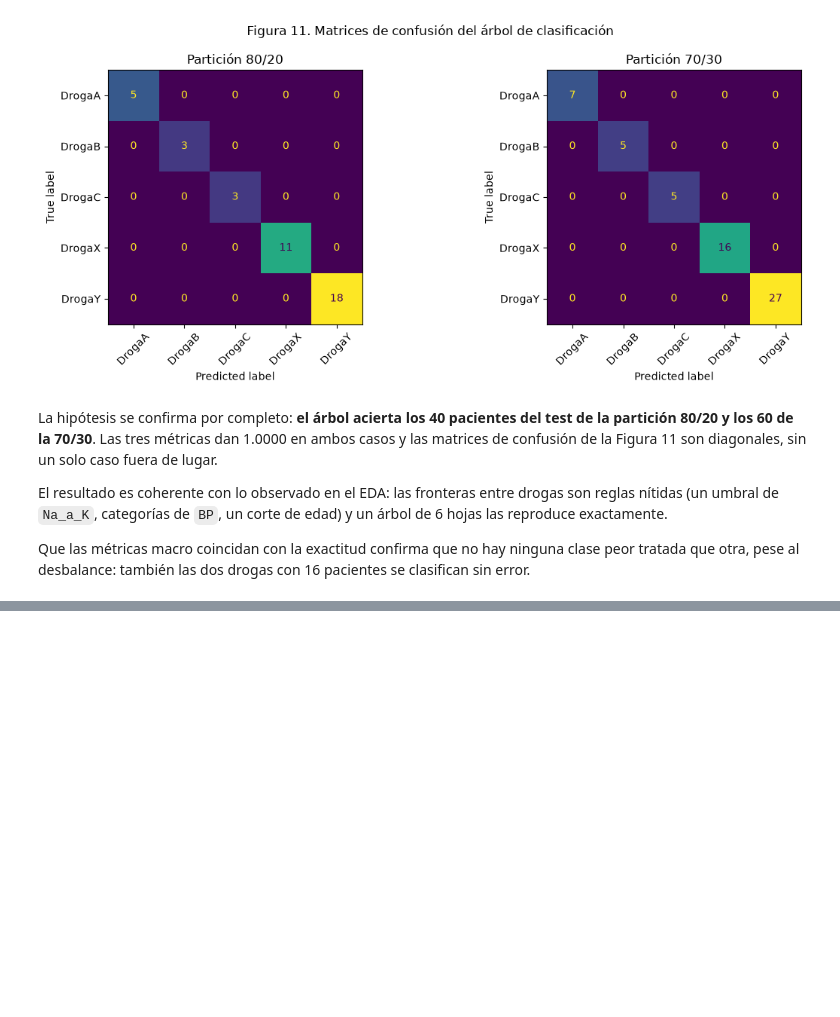
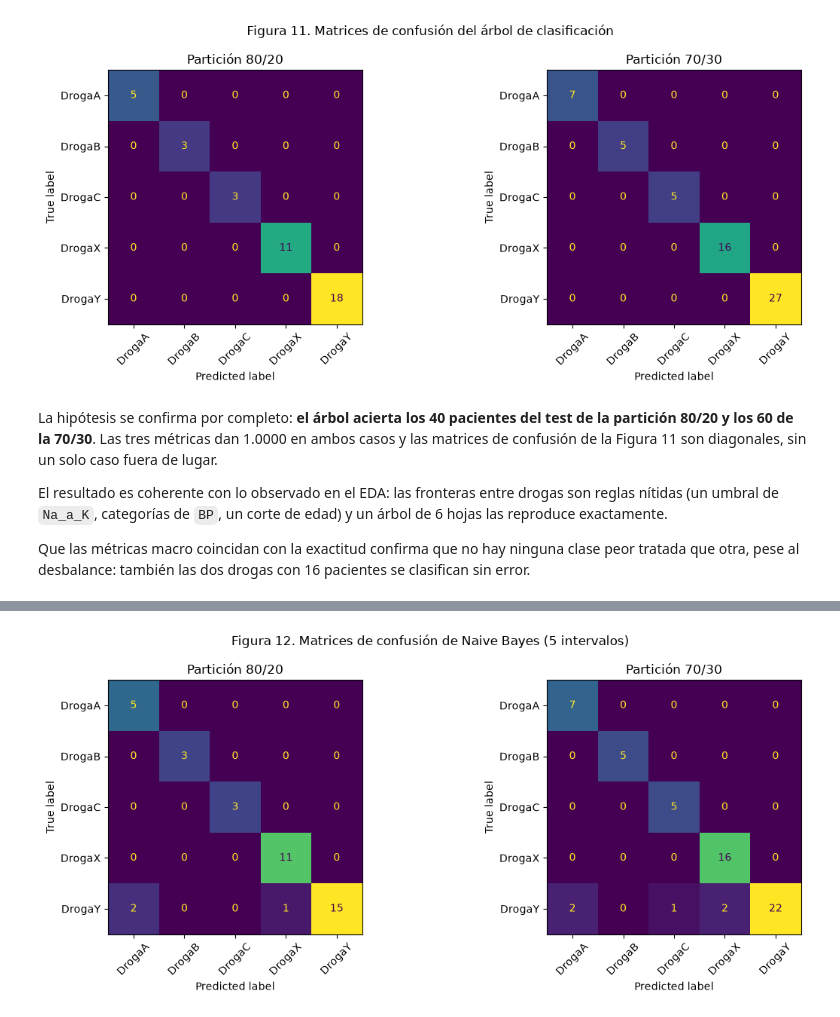
Before and after one commit to frankoespa/tuia-mineria-de-datos, a Jupyter notebook: tp2/tp2_mineria_renna_esparza.ipynb, the cells around one changed output, grey strips where cells are left out. Cells and saved outputs as stored; diff of their text form; code cells hidden in the pictures; blank space fills up the shorter version.

```diff
--- a/tp2/tp2_mineria_renna_esparza.ipynb
+++ b/tp2/tp2_mineria_renna_esparza.ipynb
@@ -904,0 +1014,23 @@ Que las métricas macro coincidan con la exactitud confirma que no hay ninguna c
+# %%
+fig, axes = plt.subplots(nrows=1, ncols=2, figsize=(12, 5))
+
+for ax, (nombre, (Xtrn, Xtst, ytrn, ytst, _, _)) in zip(axes, particiones_pac.items()):
+    disc = KBinsDiscretizer(n_bins=5, encode="ordinal", strategy="quantile")
+    disc.set_output(transform="pandas")
+    disc.fit(Xtrn[num_pac])
+
+    Xtrn_disc, Xtst_disc = Xtrn.copy(), Xtst.copy()
+    Xtrn_disc[num_pac] = disc.transform(Xtrn[num_pac])
+    Xtst_disc[num_pac] = disc.transform(Xtst[num_pac])
+
+    modelo = CategoricalNB().fit(Xtrn_disc, ytrn)
+    cm = confusion_matrix(ytst, modelo.predict(Xtst_disc), labels=modelo.classes_)
+    ConfusionMatrixDisplay(confusion_matrix=cm, display_labels=modelo.classes_).plot(ax=ax, colorbar=False)
+    ax.set_title(f"Partición {nombre}")
+    ax.tick_params(axis="x", rotation=45)
+
+plt.suptitle("Figura 12. Matrices de confusión de Naive Bayes (5 intervalos)")
+plt.tight_layout()
+plt.show()
+# %% [output]
+[figure, added]
```
Also changed, not shown: parts of 9 cells of this notebook, 2 other files.
